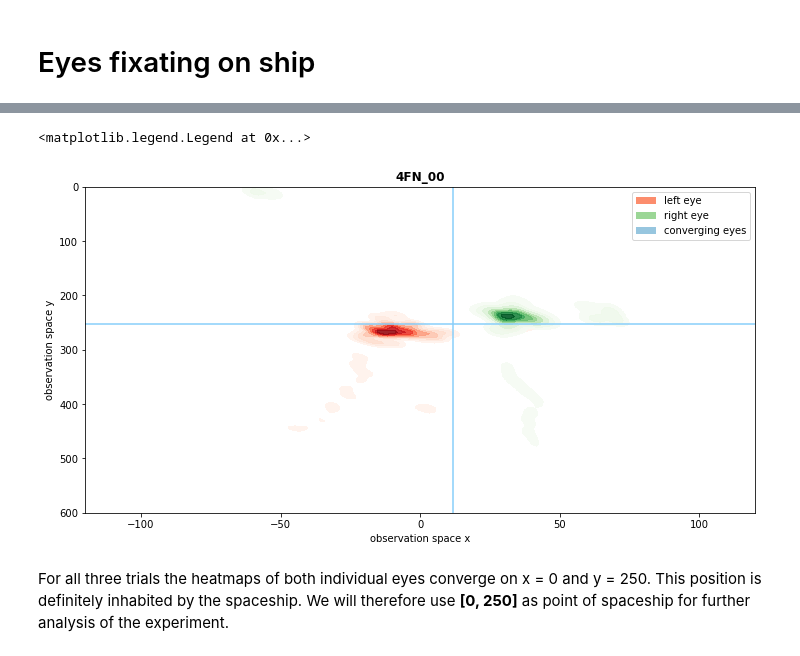
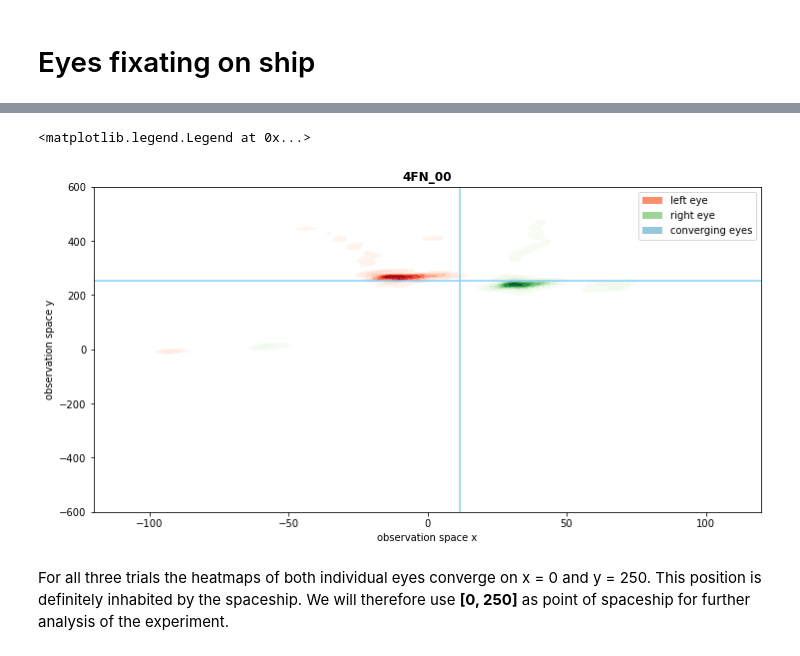
Before and after one commit to nilsheinrich/eye_movement_analysis_moonlander, a Jupyter notebook: data_analysis.ipynb, the cells around one changed output, grey strips where cells are left out. Cells and saved outputs as stored; diff of their text form; code cells hidden in the pictures.

```diff
--- a/data_analysis.ipynb
+++ b/data_analysis.ipynb
@@ -212,7 +215,7 @@ def pre_process_eye_data(eye_data, screen_width_in_mm=595, screen_height_in_mm=3
     out = eye_data.groupby("N_saccade", dropna=False).apply(calc_saccade_direction)
 
     # convert saccade amplitude from pixels to visual angle (°)
-    eye_data["saccade_amplitude_visual_angle"] =
+    #eye_data["saccade_amplitude_visual_angle"] =
 
     # set saccade direction to NaN everywhere where there is no saccade
     out.loc[eye_data.Saccade < 1.0, ["saccade_direction_x", "saccade_direction_y"]] = np.nan
@@ -528,42 +554,42 @@ ax.set_xlabel("observation space x")
 ax.set_ylabel("observation space y")
 
 ax.set_xlim([-120, 120])
-ax.set_ylim([0, 600])
+ax.set_ylim([-600, 600])
 
-plt.gca().invert_yaxis()
+#plt.gca().invert_yaxis()
 
 # Plotting
 colors = ["crimson", "limegreen"]
 
 #ax.scatter(fixations.LeftEyeX, fixations.LeftEyeY, marker=".", color=colors[0], alpha=0.3)
 #ax.scatter(fixations.RightEyeX, fixations.RightEyeY, marker=".", color=colors[1], alpha=0.3)
 
 heatmap_left = sns.kdeplot(x=fixations.LeftEyeX,
                            y=fixations.LeftEyeY,
                            cmap="Reds",
                            shade=True,
                            alpha=0.9,
                            bw_adjust=0.4)
 
 heatmap_right = sns.kdeplot(x=fixations.RightEyeX,
                            y=fixations.RightEyeY,
                            cmap="Greens",
                            shade=True,
                            alpha=0.9,
                            bw_adjust=0.4)
 
 y_coord = point_estimate(fixations.converging_eye_y)[0]
 ax.axhline(y_coord, color="lightskyblue")
 x_coord = point_estimate(fixations.converging_eye_x)[0]
 ax.axvline(x_coord, color="lightskyblue")
 
 handles = [mpatches.Patch(facecolor=plt.cm.Reds(100), label="left eye"),
            mpatches.Patch(facecolor=plt.cm.Greens(100), label="right eye"),
            mpatches.Patch(facecolor=plt.cm.Blues(100), label="converging eyes")]
 ax.legend(handles=handles)
 # %% [output]
 <matplotlib.legend.Legend at 0x...>
-[figure, old version]
+[figure, new version]
 # %% [markdown]
 For all three trials the heatmaps of both individual eyes converge on x = 0 and y = 250. This position is definitely inhabited by the spaceship. We will therefore use **[0, 250]** as point of spaceship for further analysis of the experiment.
 # %% [markdown]
```
Also changed, not shown: parts of 32 cells of this notebook, 1 other file.
